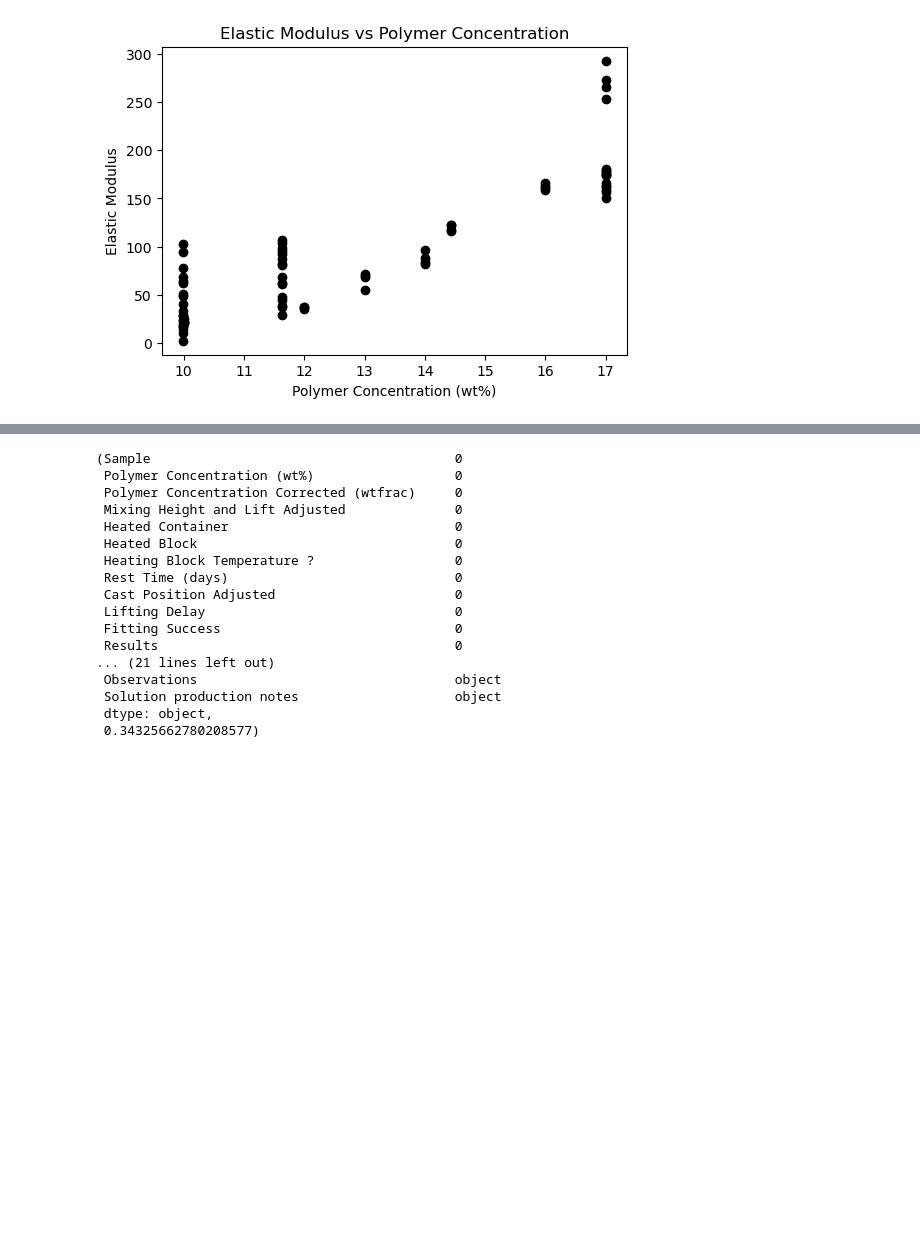
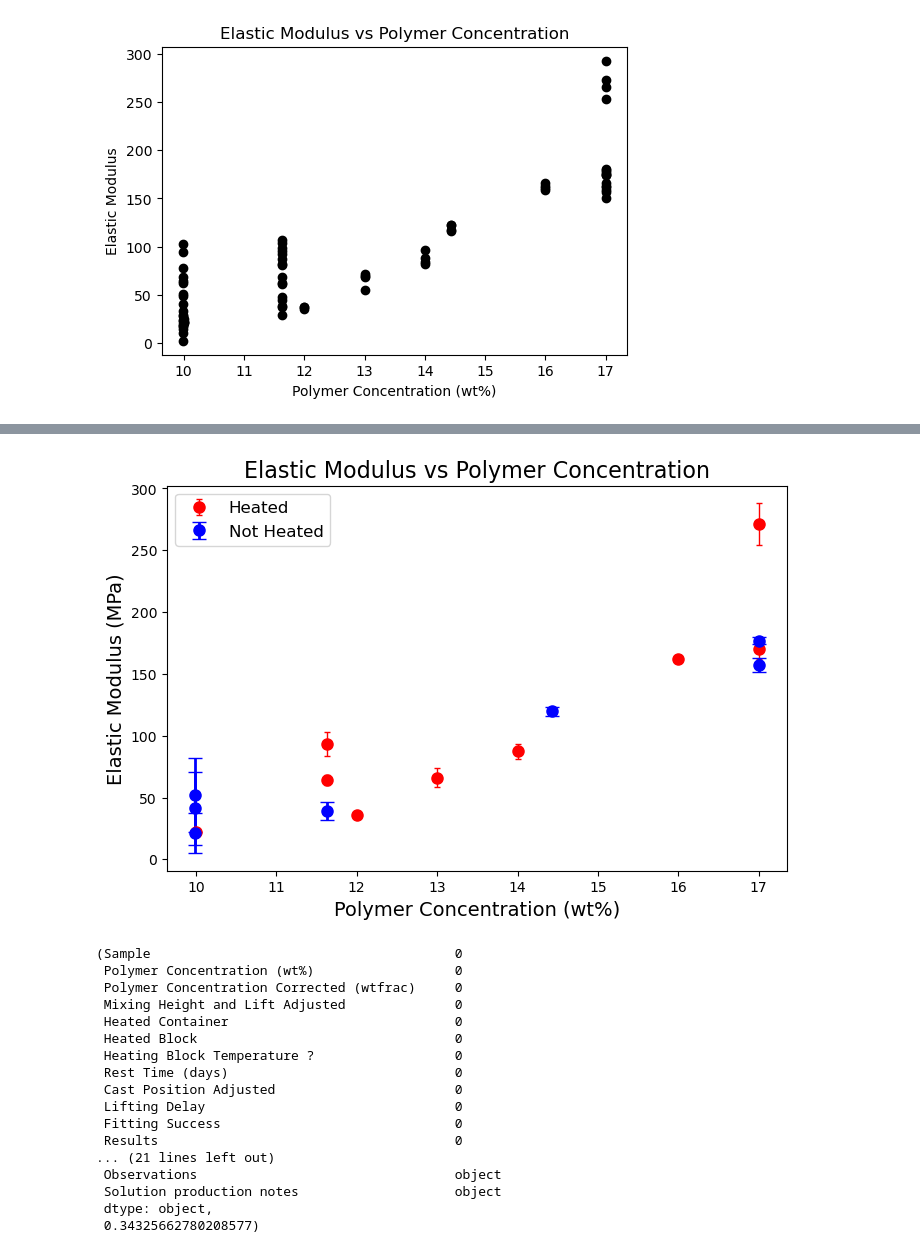
Before and after one commit to Toniaac/hte-data-processing, a Jupyter notebook: all_membrane_data_interpretation Aimee.ipynb, the cells around one changed output, grey strips where cells are left out. Saved outputs shown, nothing was run; the diff lists cells and outputs as text; code cells hidden in the pictures; blank space fills up the shorter version.

```diff
--- a/all_membrane_data_interpretation Aimee.ipynb
+++ b/all_membrane_data_interpretation Aimee.ipynb
@@ -40,3 +66,33 @@ plt.show()
+# %%
+# Add heating information to the grouped data
+grouped_data = df.groupby(['Sample', 'Heating']).agg({
+    'Concentration': 'mean',
+    'Elastic Modulus': ['mean', 'std']
+}).reset_index()
+
+# Flatten the column multi-index
+grouped_data.columns = ['Sample', 'Heating', 'Concentration', 'Elastic_Modulus_Mean', 'Elastic_Modulus_Std']
+
+# Plot Elastic Modulus vs Polymer Concentration with color differentiation for heating
+plt.figure(figsize=(8, 5))
+
+# Separate data based on Heating
+heating_true = grouped_data[grouped_data['Heating'] == True]
+heating_false = grouped_data[grouped_data['Heating'] == False]
+
+# Plotting the data points
+plt.errorbar(heating_true['Concentration'], heating_true['Elastic_Modulus_Mean'],
+             yerr=heating_true['Elastic_Modulus_Std'], fmt='o', color='red', ecolor='red', elinewidth=1, capsize=2, label='Heated', markersize=8)
+plt.errorbar(heating_false['Concentration'], heating_false['Elastic_Modulus_Mean'],
+             yerr=heating_false['Elastic_Modulus_Std'], fmt='o', color='blue', ecolor='blue', elinewidth=2, capsize=5, label='Not Heated', markersize=8)
+
+plt.title('Elastic Modulus vs Polymer Concentration', fontsize=16)
+plt.xlabel('Polymer Concentration (wt%)', fontsize=14)
+plt.ylabel('Elastic Modulus (MPa)', fontsize=14)
+plt.legend(fontsize=12)
+plt.show()
+# %% [output]
+[figure, added]
 # %%
 from sklearn.model_selection import train_test_split
 from sklearn.tree import DecisionTreeRegressor
```
Also changed, not shown: parts of 1 cell of this notebook.
